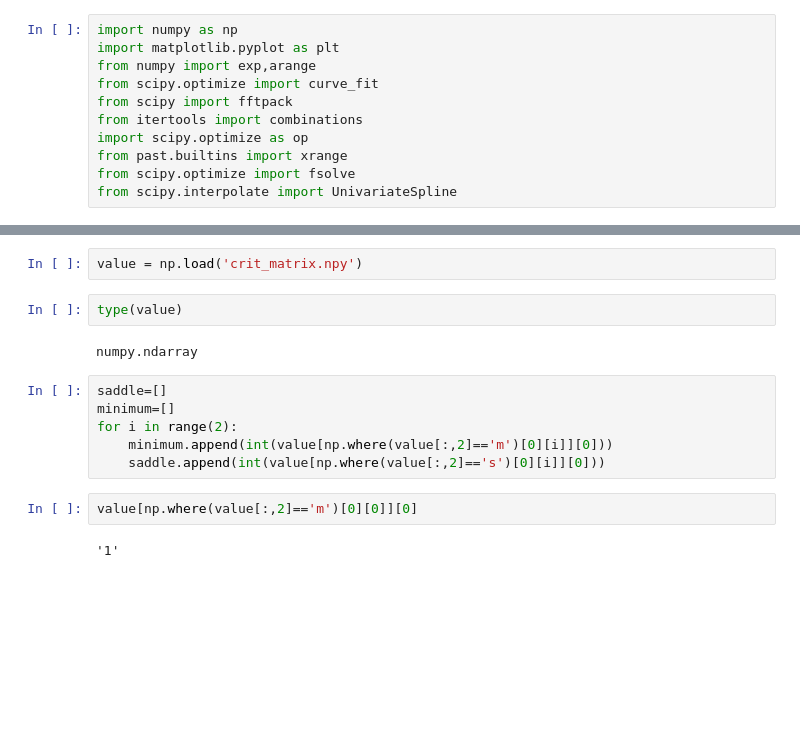
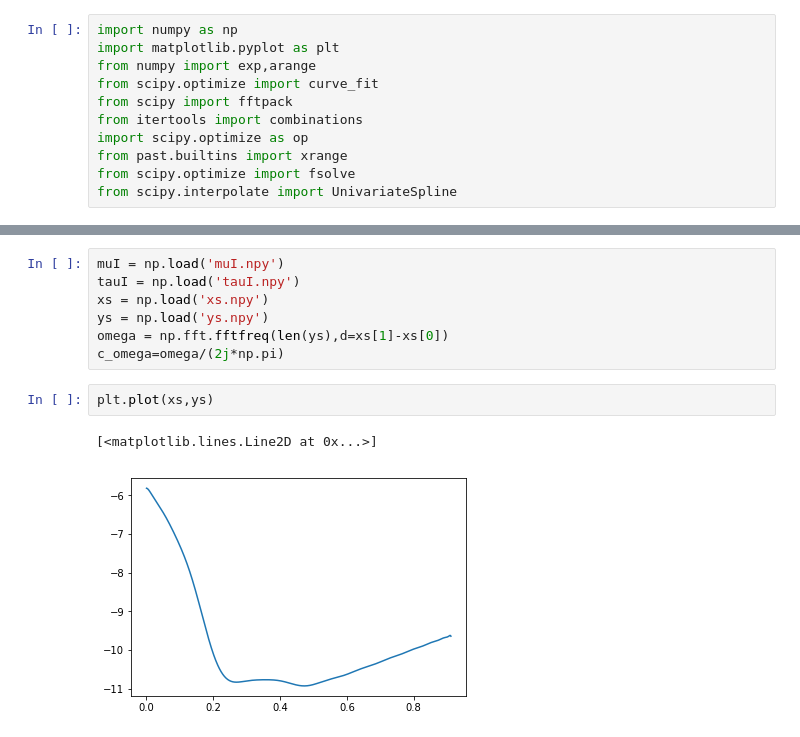
Before and after one commit to margres/Master-thesis, a Jupyter notebook: Untitled.ipynb, the cells around one changed output, grey strips where cells are left out. Drawn from its saved outputs; the diff is of its cells as text; blank space fills up the shorter version.

```diff
--- a/Untitled.ipynb
+++ b/Untitled.ipynb
@@ -132,16 +12,12 @@ plt.plot(a,value-b)
-# %%
-value = np.load('crit_matrix.npy')
-# %%
-type(value)
-# %% [output]
-numpy.ndarray
-# %%
-saddle=[]
-minimum=[]
-for i in range(2):
-    minimum.append(int(value[np.where(value[:,2]=='m')[0][i]][0]))
-    saddle.append(int(value[np.where(value[:,2]=='s')[0][i]][0]))
-# %%
-value[np.where(value[:,2]=='m')[0][0]][0]
-# %% [output]
-'1'
+# %%
+muI = np.load('muI.npy')
+tauI = np.load('tauI.npy')
+xs = np.load('xs.npy')
+ys = np.load('ys.npy')
+omega = np.fft.fftfreq(len(ys),d=xs[1]-xs[0])
+c_omega=omega/(2j*np.pi)
+# %%
+plt.plot(xs,ys)
+# %% [output]
+[<matplotlib.lines.Line2D at 0x...>]
+[figure, added]
```
Also changed, not shown: parts of 23 cells of this notebook, 39 other files.
